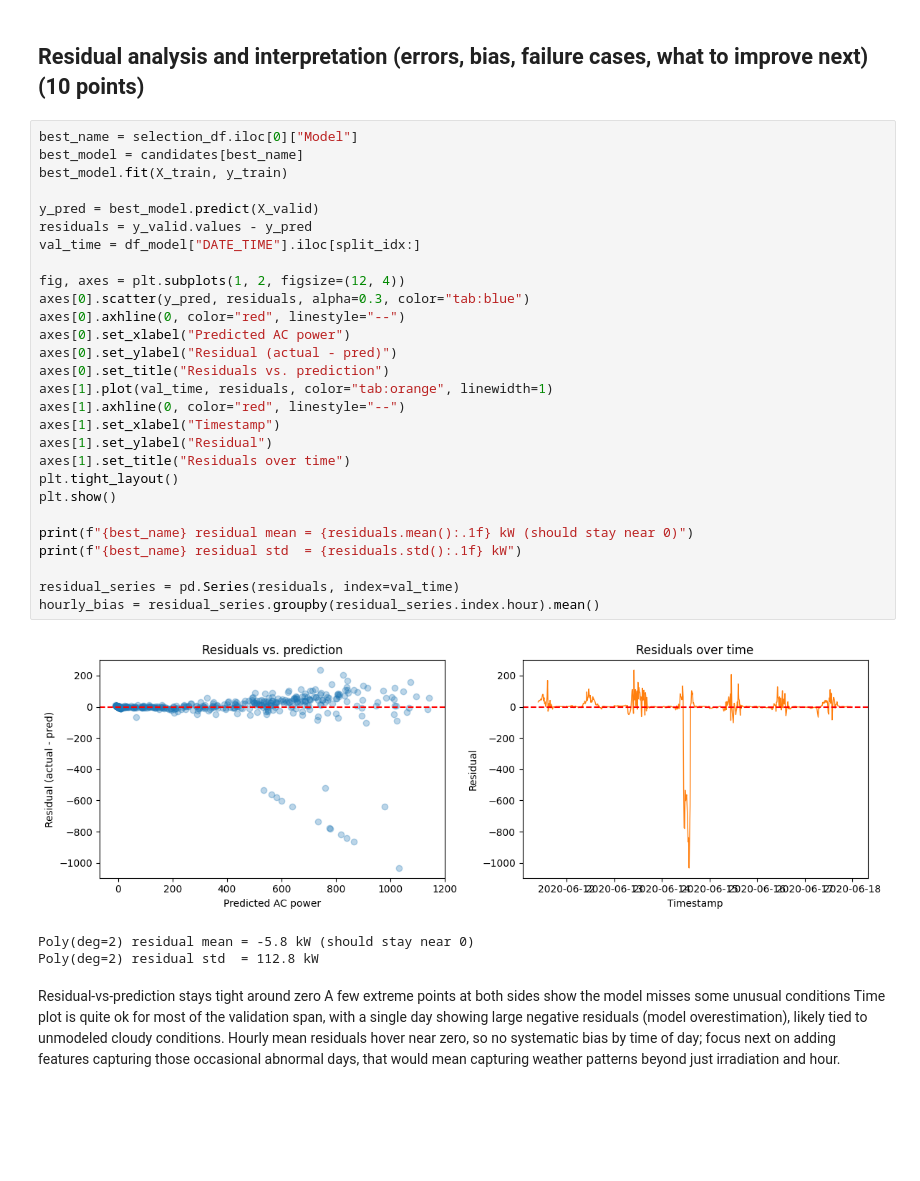
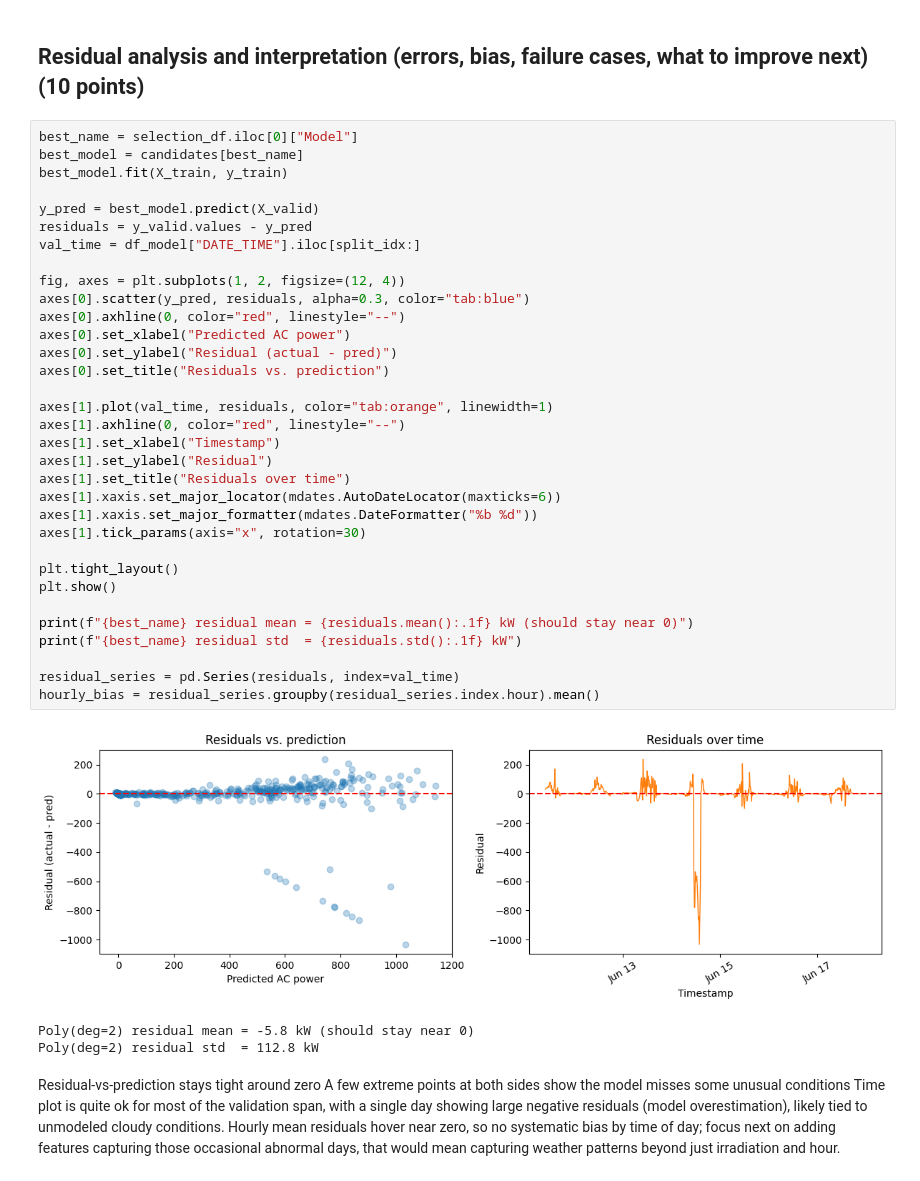
Before and after one commit to RealRandyAndy/FinalAssignmentDataAnalysis, a Jupyter notebook: Notebook/Solarpower.ipynb, the cells around one changed output. Cells and saved outputs as stored; diff of their text form; blank space fills up the shorter version.

```diff
--- a/Notebook/Solarpower.ipynb
+++ b/Notebook/Solarpower.ipynb
@@ -1023,33 +1023,38 @@ display(selection_df)
 # %%
 best_name = selection_df.iloc[0]["Model"]
 best_model = candidates[best_name]
 best_model.fit(X_train, y_train)
 
 y_pred = best_model.predict(X_valid)
 residuals = y_valid.values - y_pred
 val_time = df_model["DATE_TIME"].iloc[split_idx:]
 
 fig, axes = plt.subplots(1, 2, figsize=(12, 4))
 axes[0].scatter(y_pred, residuals, alpha=0.3, color="tab:blue")
 axes[0].axhline(0, color="red", linestyle="--")
 axes[0].set_xlabel("Predicted AC power")
 axes[0].set_ylabel("Residual (actual - pred)")
 axes[0].set_title("Residuals vs. prediction")
+
 axes[1].plot(val_time, residuals, color="tab:orange", linewidth=1)
 axes[1].axhline(0, color="red", linestyle="--")
 axes[1].set_xlabel("Timestamp")
 axes[1].set_ylabel("Residual")
 axes[1].set_title("Residuals over time")
+axes[1].xaxis.set_major_locator(mdates.AutoDateLocator(maxticks=6))
+axes[1].xaxis.set_major_formatter(mdates.DateFormatter("%b %d"))
+axes[1].tick_params(axis="x", rotation=30)
+
 plt.tight_layout()
 plt.show()
 
 print(f"{best_name} residual mean = {residuals.mean():.1f} kW (should stay near 0)")
 print(f"{best_name} residual std  = {residuals.std():.1f} kW")
 
 residual_series = pd.Series(residuals, index=val_time)
 hourly_bias = residual_series.groupby(residual_series.index.hour).mean()
 # %% [output]
-[figure, old version]
+[figure, new version]
 Poly(deg=2) residual mean = -5.8 kW (should stay near 0)
 Poly(deg=2) residual std  = 112.8 kW
 # %% [markdown]
```
Also changed, not shown: parts of 3 cells of this notebook, 4 other files.
